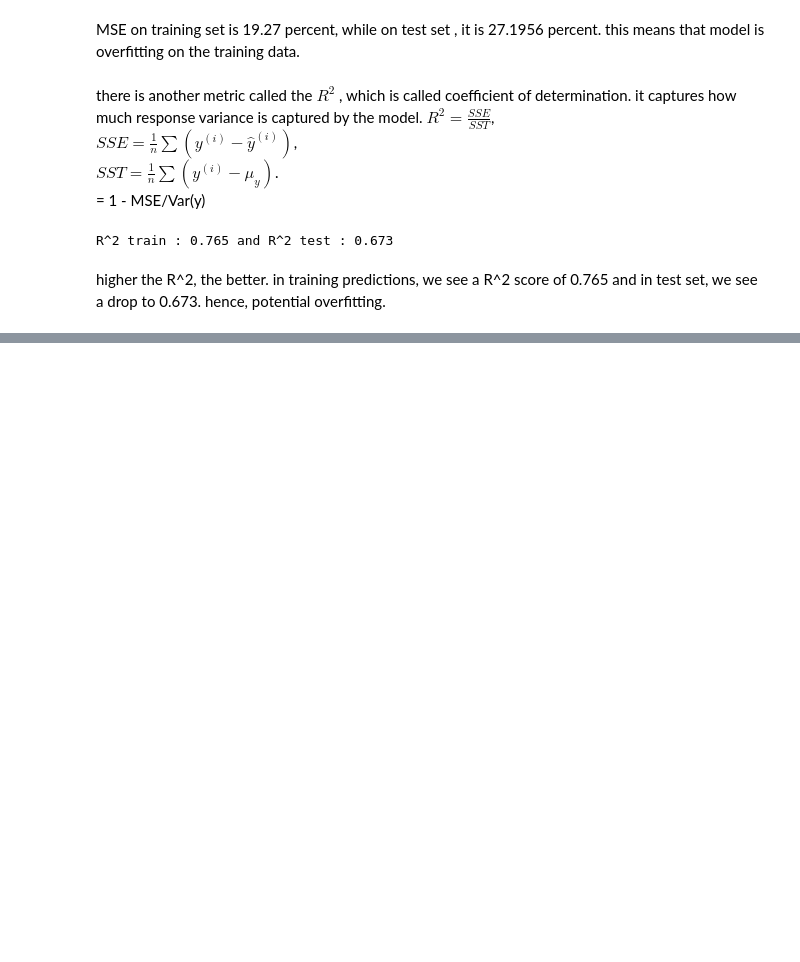
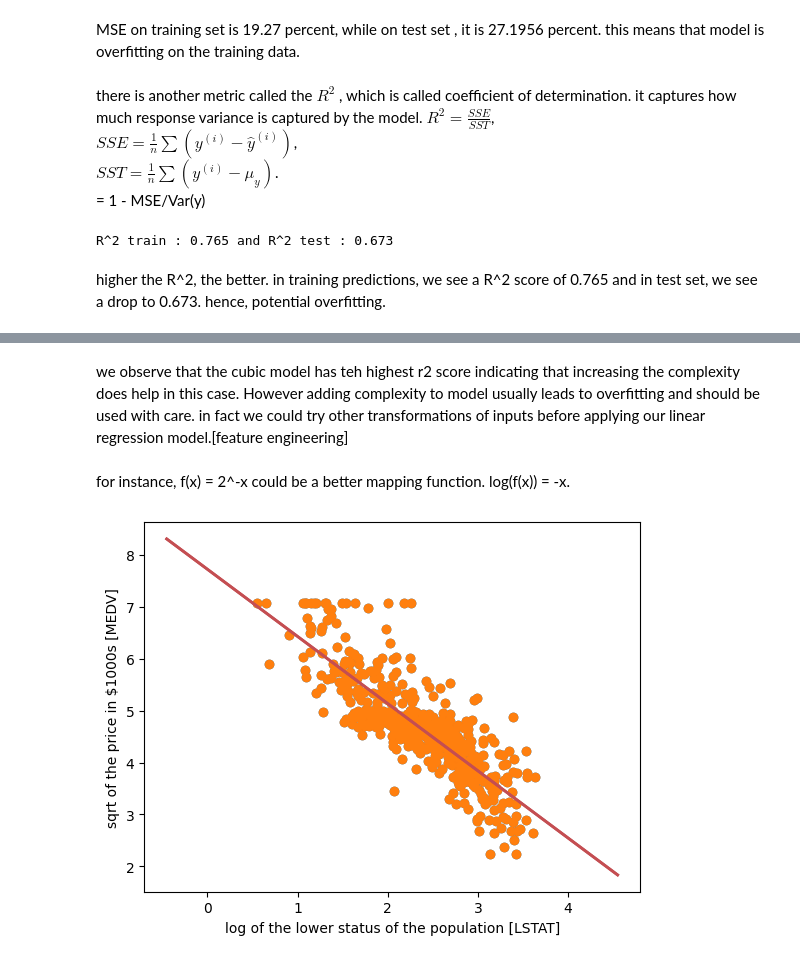
Before and after one commit to Divyesh-Kanagavel/HandsOnML-AI, a Jupyter notebook: Regression_analysis.ipynb, the cells around one changed output, grey strips where cells are left out. Saved outputs shown, nothing was run; the diff lists cells and outputs as text; code cells hidden in the pictures; blank space fills up the shorter version.

```diff
--- a/Regression_analysis.ipynb
+++ b/Regression_analysis.ipynb
@@ -254,0 +365,5 @@ higher the R^2, the better. in training predictions, we see a R^2 score of 0.765
+# %%
+quad = PolynomialFeatures(degree=2)
+cubic = PolynomialFeatures(degree=3)
+X_quad = quad.fit_transform(X)
+X_cubic = cubic.fit_transform(X)
@@ -254,0 +399,18 @@ higher the R^2, the better. in training predictions, we see a R^2 score of 0.765
+# %% [markdown]
+we observe that the cubic model has teh highest r2 score indicating that increasing the complexity does help in this case. However adding complexity to model usually leads to overfitting and should be used with care. in fact we could try other transformations of inputs before applying our linear regression model.[feature engineering]
+# %% [markdown]
+for instance, f(x) = 2^-x could be a better mapping function. log(f(x)) = -x.
+# %%
+X_log =np.log(X)
+y_sqrt = np.sqrt(y)
+X_fit = np.arange(X_log.min()-1,X_log.max()+1,1)[:,np.newaxis]
+regr = regr.fit(X_log,y_sqrt)
+y_lin_fit = regr.predict(X_fit)
+linear_r2 = r2_score(y_sqrt, regr.predict(X_log))
+plt.scatter(X_log, y_sqrt)
+plt.plot(X_fit, y_lin_fit, 'r',label='linear (d=1) $R^2 = %.3f$' % (linear_r2),lw=2, linestyle='-' )
+plt.xlabel('log of the lower status of the population [LSTAT]')
+plt.ylabel('sqrt of the price in $1000s [MEDV]')
+plt.show()
+# %% [output]
+[figure, added]
```
Also changed, not shown: parts of 35 cells of this notebook.
